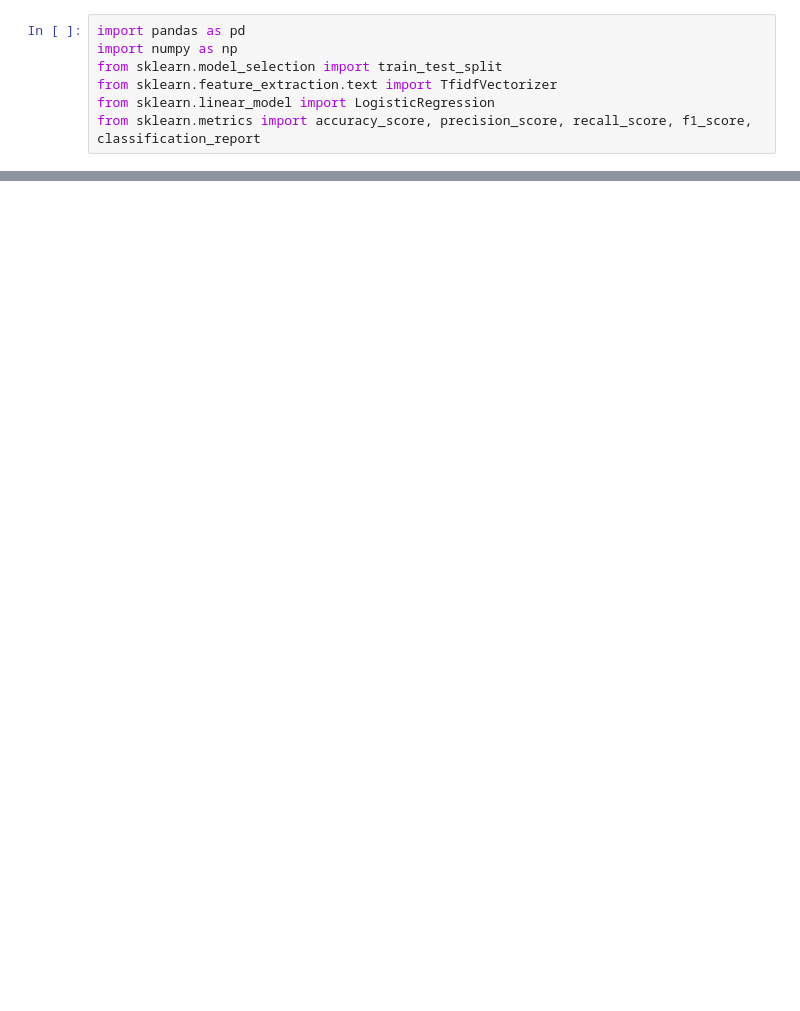
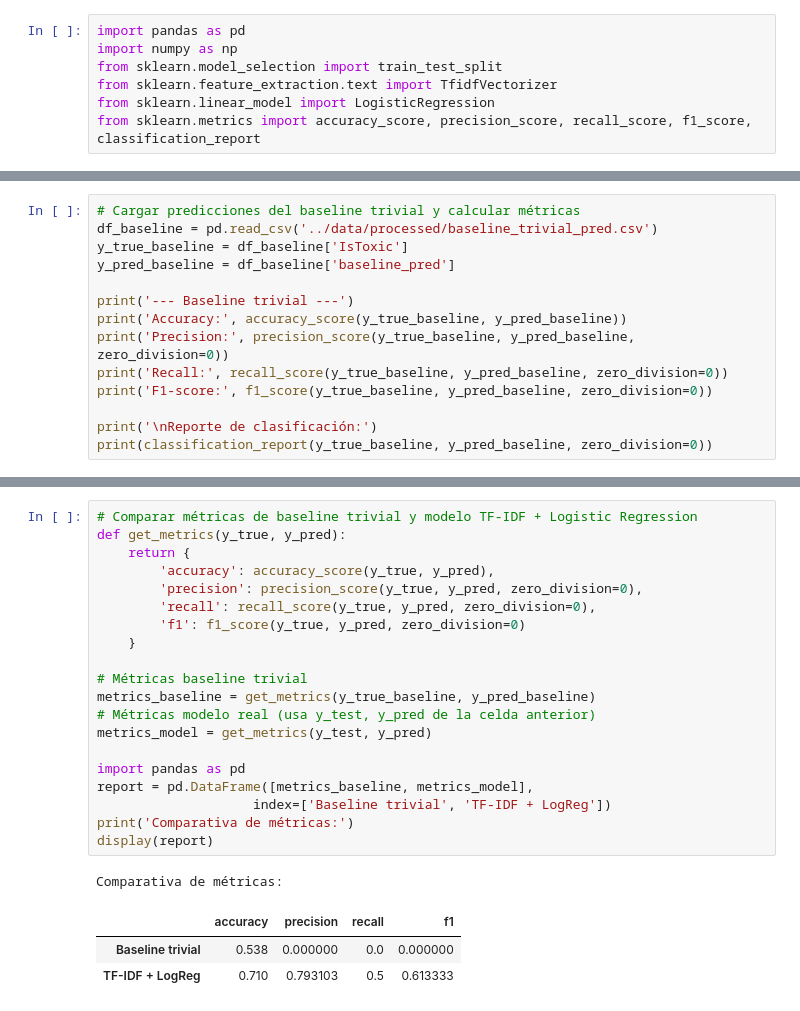
Before and after one commit to Bootcamp-IA-P5/projectX_group1, a Jupyter notebook: notebooks/04_baseline_tfidf_logreg.ipynb, the cells around one changed output, grey strips where cells are left out. Cells and saved outputs as stored; diff of their text form; blank space fills up the shorter version.

Commit message:
feat:add baseline-model

```diff
--- a/notebooks/04_baseline_tfidf_logreg.ipynb
+++ b/notebooks/04_baseline_tfidf_logreg.ipynb
@@ -61,0 +74,14 @@ print(classification_report(y_test, y_pred, zero_division=0))
+# %%
+# Cargar predicciones del baseline trivial y calcular métricas
+df_baseline = pd.read_csv('../data/processed/baseline_trivial_pred.csv')
+y_true_baseline = df_baseline['IsToxic']
+y_pred_baseline = df_baseline['baseline_pred']
+
+print('--- Baseline trivial ---')
+print('Accuracy:', accuracy_score(y_true_baseline, y_pred_baseline))
+print('Precision:', precision_score(y_true_baseline, y_pred_baseline, zero_division=0))
+print('Recall:', recall_score(y_true_baseline, y_pred_baseline, zero_division=0))
+print('F1-score:', f1_score(y_true_baseline, y_pred_baseline, zero_division=0))
+
+print('\nReporte de clasificación:')
+print(classification_report(y_true_baseline, y_pred_baseline, zero_division=0))
@@ -61,0 +104,25 @@ print(classification_report(y_test, y_pred, zero_division=0))
+# %%
+# Comparar métricas de baseline trivial y modelo TF-IDF + Logistic Regression
+def get_metrics(y_true, y_pred):
+    return {
+        'accuracy': accuracy_score(y_true, y_pred),
+        'precision': precision_score(y_true, y_pred, zero_division=0),
+        'recall': recall_score(y_true, y_pred, zero_division=0),
+        'f1': f1_score(y_true, y_pred, zero_division=0)
+    }
+
+# Métricas baseline trivial
+metrics_baseline = get_metrics(y_true_baseline, y_pred_baseline)
+# Métricas modelo real (usa y_test, y_pred de la celda anterior)
+metrics_model = get_metrics(y_test, y_pred)
+
+import pandas as pd
+report = pd.DataFrame([metrics_baseline, metrics_model],
+                    index=['Baseline trivial', 'TF-IDF + LogReg'])
+print('Comparativa de métricas:')
+display(report)
+# %% [output]
+Comparativa de métricas:
+|  | accuracy | precision | recall | f1 |
+| Baseline trivial | 0.538 | 0.000000 | 0.0 | 0.000000 |
+| TF-IDF + LogReg | 0.710 | 0.793103 | 0.5 | 0.613333 |
```
Also changed, not shown: parts of 15 cells of this notebook.
